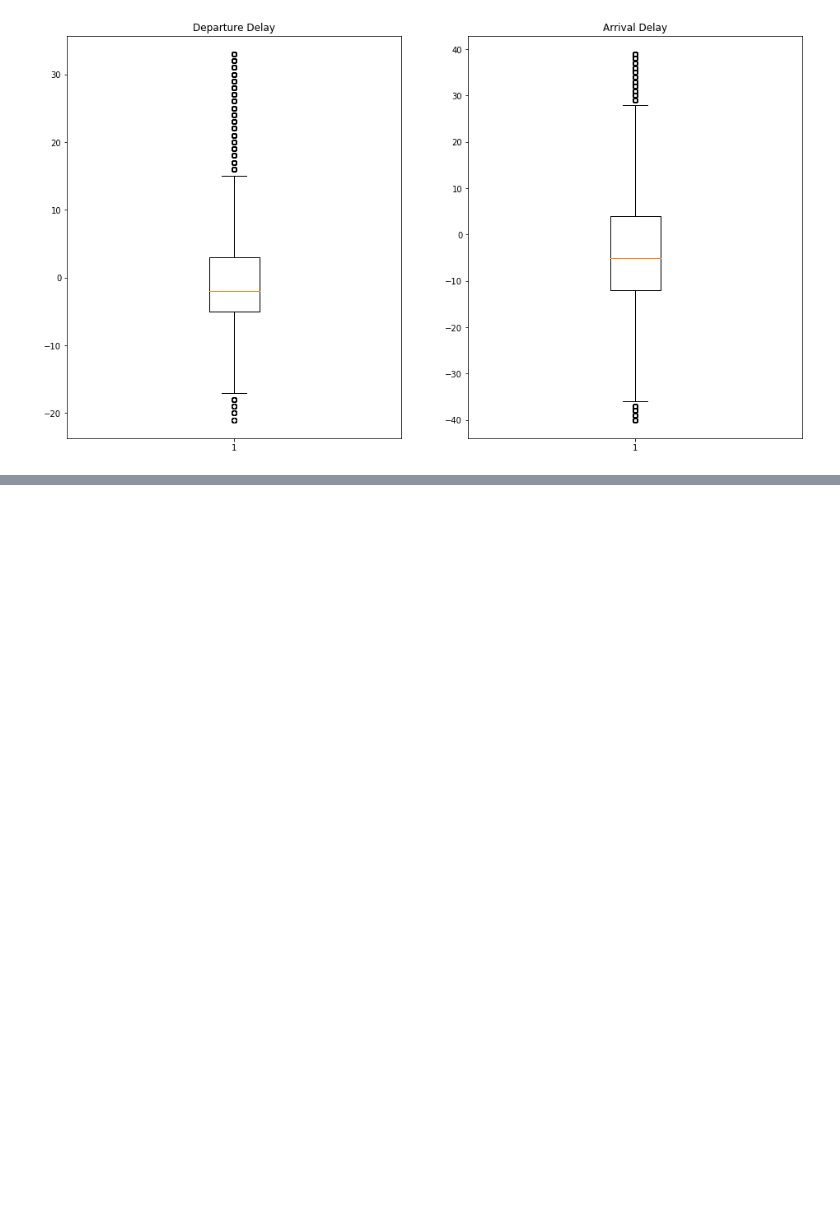
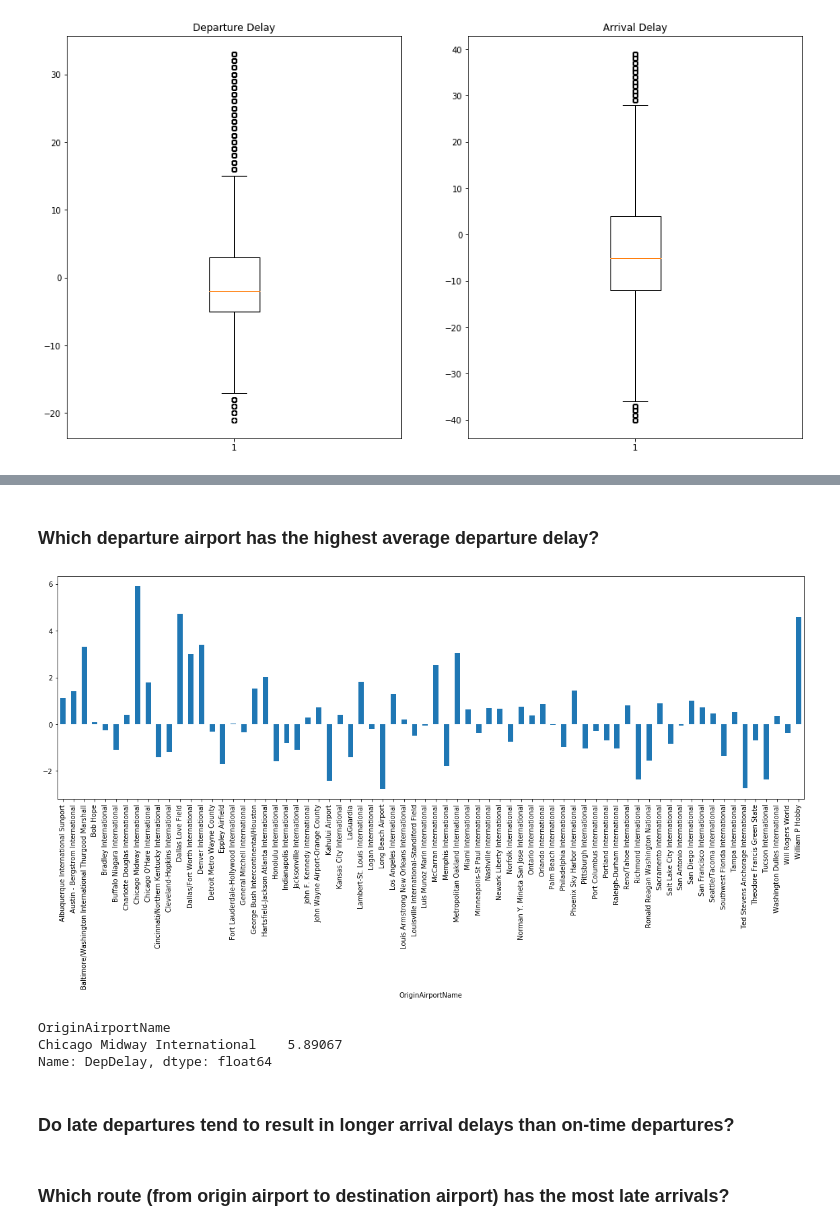
Before and after one commit to Brandon-Martinez27/ml-basics, a Jupyter notebook: challenges/01 - Flights Challenge.ipynb, the cells around one changed output, grey strips where cells are left out. Cells and saved outputs as stored; diff of their text form; code cells hidden in the pictures; blank space fills up the shorter version.

```diff
--- a/challenges/01 - Flights Challenge.ipynb
+++ b/challenges/01 - Flights Challenge.ipynb
@@ -239,0 +297,18 @@ df[['DepDelay', 'ArrDelay']].describe().T
+# %% [markdown]
+### Which departure airport has the highest average departure delay?
+# %%
+plt.figure(figsize=(16,9))
+df.groupby('OriginAirportName').DepDelay.mean().plot(kind='bar')
+plt.tight_layout()
+# %% [output]
+[figure, added]
+# %%
+df.groupby('OriginAirportName').DepDelay.mean().sort_values(ascending=False).head(1)
+# %% [output]
+OriginAirportName
+Chicago Midway International    5.89067
+Name: DepDelay, dtype: float64
+# %% [markdown]
+### Do late departures tend to result in longer arrival delays than on-time departures?
+# %% [markdown]
+### Which route (from origin airport to destination airport) has the most late arrivals?
```
Also changed, not shown: parts of 15 cells of this notebook.
